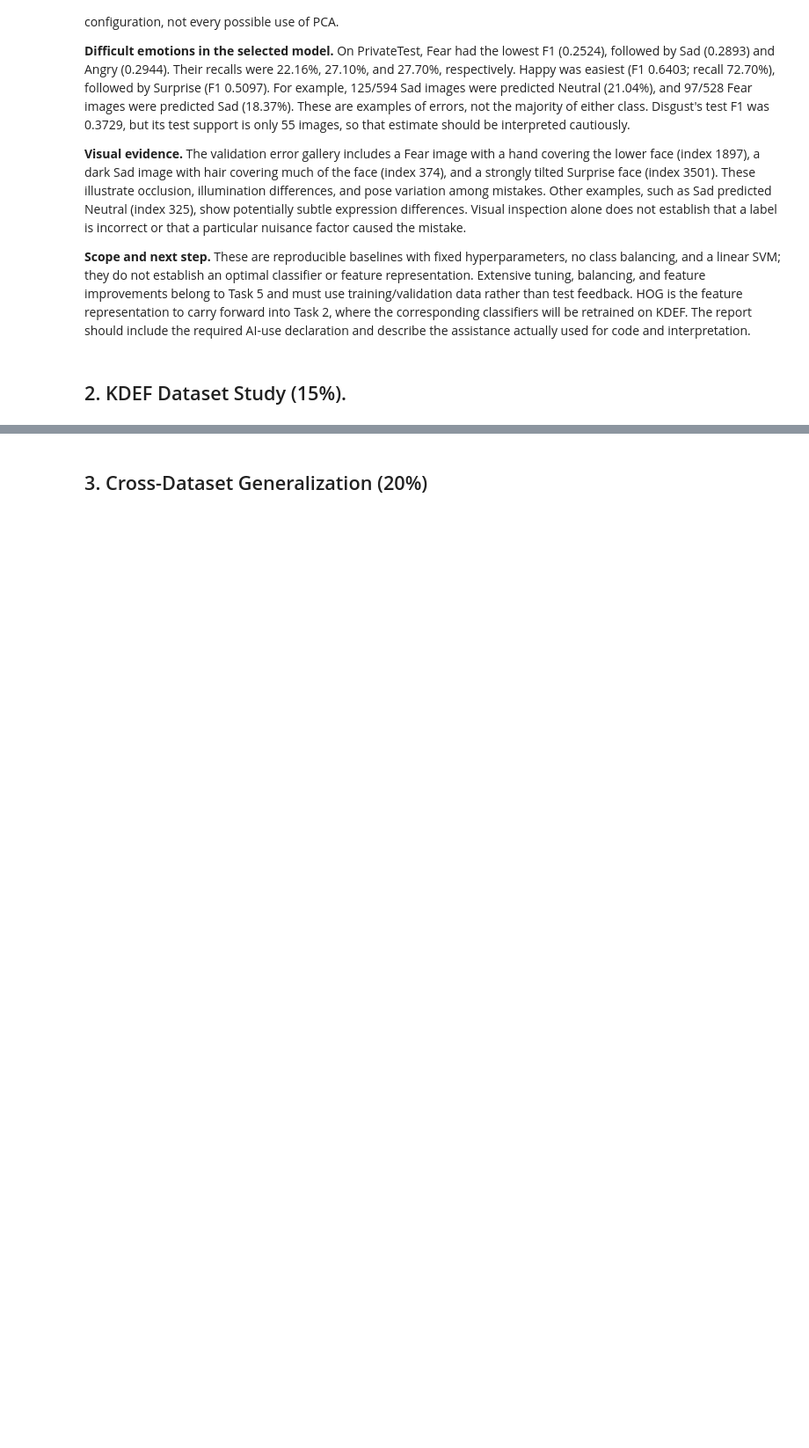
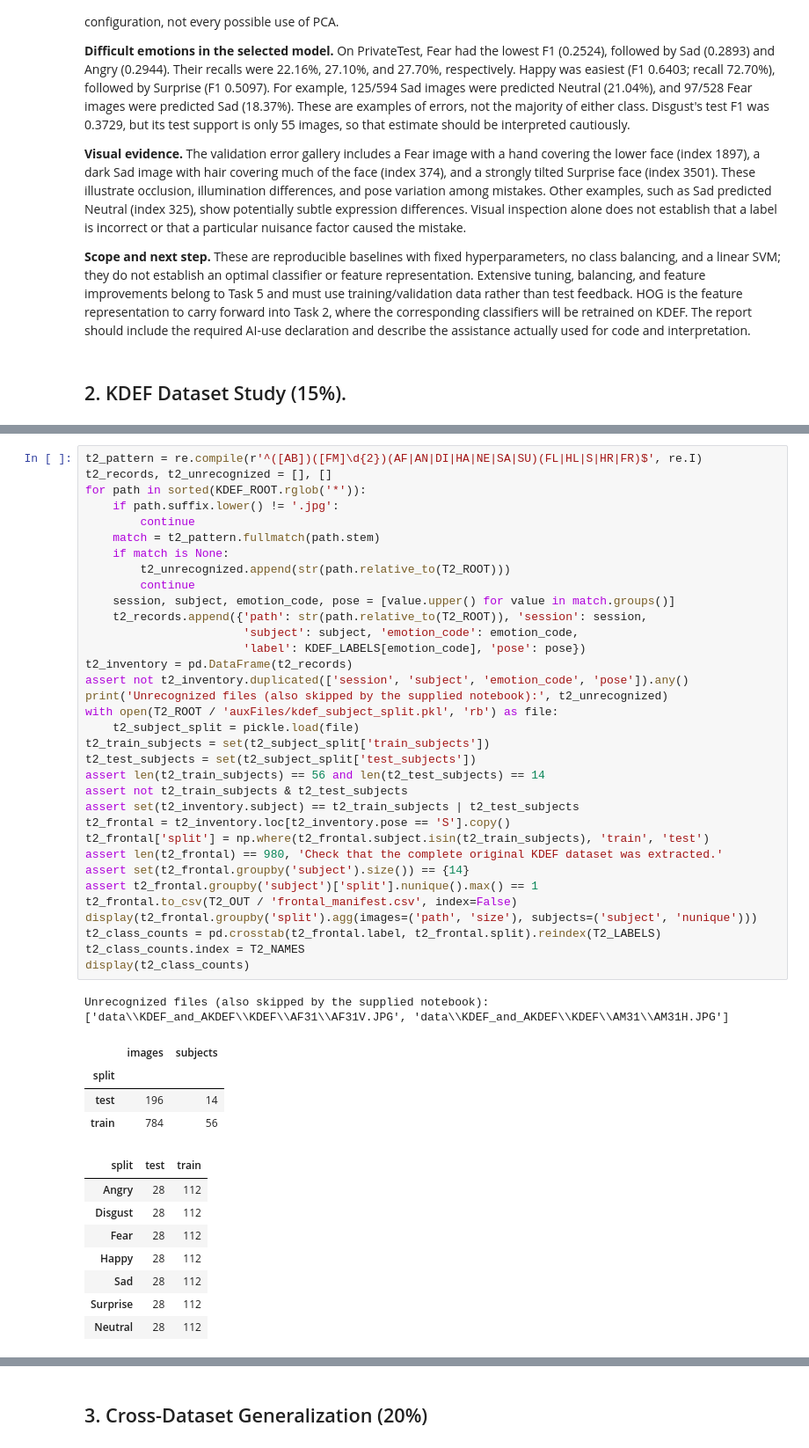
Before and after one commit to dhafinrizaldi/emotion-detection, a Jupyter notebook: emotion_detection_group11.ipynb, the cells around one changed output, grey strips where cells are left out. Shown at 88% size. Drawn from its saved outputs; the diff is of its cells as text; blank space fills up the shorter version.

```diff
--- a/emotion_detection_group11.ipynb
+++ b/emotion_detection_group11.ipynb
@@ -536,0 +608,48 @@ PCA was weakest for all three classifiers on both splits. Its 150 components ret
+# %%
+t2_pattern = re.compile(r'^([AB])([FM]\d{2})(AF|AN|DI|HA|NE|SA|SU)(FL|HL|S|HR|FR)$', re.I)
+t2_records, t2_unrecognized = [], []
+for path in sorted(KDEF_ROOT.rglob('*')):
+    if path.suffix.lower() != '.jpg':
+        continue
+    match = t2_pattern.fullmatch(path.stem)
+    if match is None:
+        t2_unrecognized.append(str(path.relative_to(T2_ROOT)))
+        continue
+    session, subject, emotion_code, pose = [value.upper() for value in match.groups()]
+    t2_records.append({'path': str(path.relative_to(T2_ROOT)), 'session': session,
+                       'subject': subject, 'emotion_code': emotion_code,
+                       'label': KDEF_LABELS[emotion_code], 'pose': pose})
+t2_inventory = pd.DataFrame(t2_records)
+assert not t2_inventory.duplicated(['session', 'subject', 'emotion_code', 'pose']).any()
+print('Unrecognized files (also skipped by the supplied notebook):', t2_unrecognized)
+with open(T2_ROOT / 'auxFiles/kdef_subject_split.pkl', 'rb') as file:
+    t2_subject_split = pickle.load(file)
+t2_train_subjects = set(t2_subject_split['train_subjects'])
+t2_test_subjects = set(t2_subject_split['test_subjects'])
+assert len(t2_train_subjects) == 56 and len(t2_test_subjects) == 14
+assert not t2_train_subjects & t2_test_subjects
+assert set(t2_inventory.subject) == t2_train_subjects | t2_test_subjects
+t2_frontal = t2_inventory.loc[t2_inventory.pose == 'S'].copy()
+t2_frontal['split'] = np.where(t2_frontal.subject.isin(t2_train_subjects), 'train', 'test')
+assert len(t2_frontal) == 980, 'Check that the complete original KDEF dataset was extracted.'
+assert set(t2_frontal.groupby('subject').size()) == {14}
+assert t2_frontal.groupby('subject')['split'].nunique().max() == 1
+t2_frontal.to_csv(T2_OUT / 'frontal_manifest.csv', index=False)
+display(t2_frontal.groupby('split').agg(images=('path', 'size'), subjects=('subject', 'nunique')))
+t2_class_counts = pd.crosstab(t2_frontal.label, t2_frontal.split).reindex(T2_LABELS)
+t2_class_counts.index = T2_NAMES
+display(t2_class_counts)
+# %% [output]
+Unrecognized files (also skipped by the supplied notebook): ['data\\KDEF_and_AKDEF\\KDEF\\AF31\\AF31V.JPG', 'data\\KDEF_and_AKDEF\\KDEF\\AM31\\AM31H.JPG']
+|  | images | subjects |
+| split |  |  |
+| test | 196 | 14 |
+| train | 784 | 56 |
+| split | test | train |
+| Angry | 28 | 112 |
+| Disgust | 28 | 112 |
+| Fear | 28 | 112 |
+| Happy | 28 | 112 |
+| Sad | 28 | 112 |
+| Surprise | 28 | 112 |
+| Neutral | 28 | 112 |
```
Also changed, not shown: parts of 16 cells of this notebook, 26 other files.
